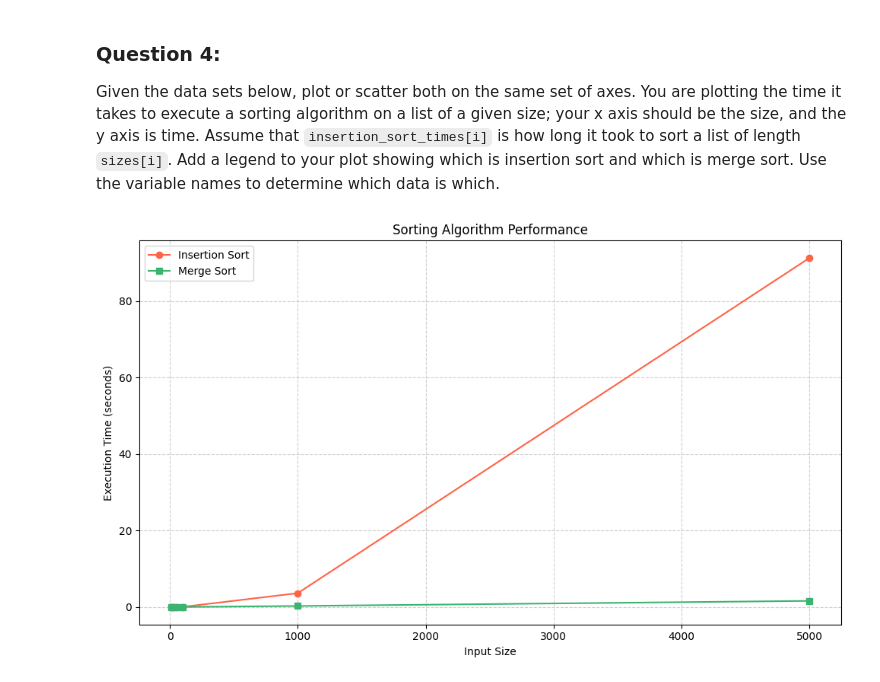
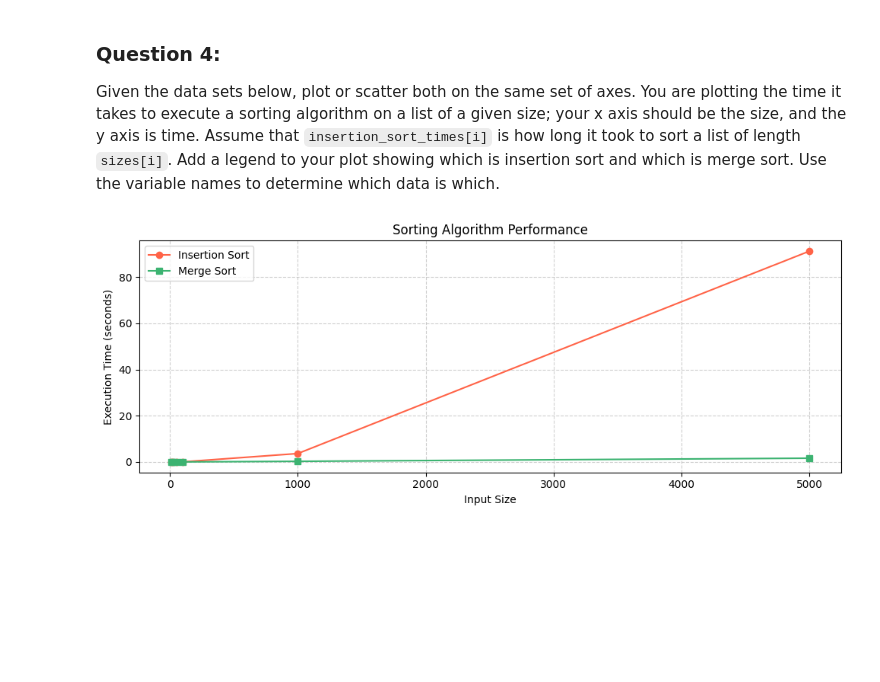
Before and after one commit to matthewpblock/pyplot, a Jupyter notebook: pyplot.ipynb, the cells around one changed output. Cells and saved outputs as stored; diff of their text form; code cells hidden in the pictures; blank space fills up the shorter version.

Commit message:
shortened question 4 chart

```diff
--- a/pyplot.ipynb
+++ b/pyplot.ipynb
@@ -143,23 +143,23 @@ Given the data sets below, plot or scatter both on the same set of axes.  You ar
 # %%
 sizes = [10, 20, 50, 100, 1000, 5000]
 insertion_sort_times = [0.0010252999999999998, 0.0027026999999999954, 0.010147200000000002, 0.0381137, 3.6303399, 91.2180796]
 merge_sort_times = [0.00161889999999687, 0.003635600000009731, 0.0090655000000055, 0.020108000000007564, 0.2687474000000094, 1.6147050999999948]
 
 #############################
 # Create the plot
-plt.figure(figsize=(10, 6))
+plt.figure(figsize=(10, 4))
 plt.plot(sizes, insertion_sort_times, label='Insertion Sort', marker='o', color='tomato')
 plt.plot(sizes, merge_sort_times, label='Merge Sort', marker='s', color='mediumseagreen')
 
 # Add labels and title
 plt.title("Sorting Algorithm Performance")
 plt.xlabel("Input Size")
 plt.ylabel("Execution Time (seconds)")
 plt.legend()
 plt.grid(True, linestyle='--', alpha=0.6)
 
 # Display the plot
 plt.tight_layout()
 plt.show()
 # %% [output]
-[figure, old version]
+[figure, new version]
```
Also changed, not shown: parts of 2 cells of this notebook.
